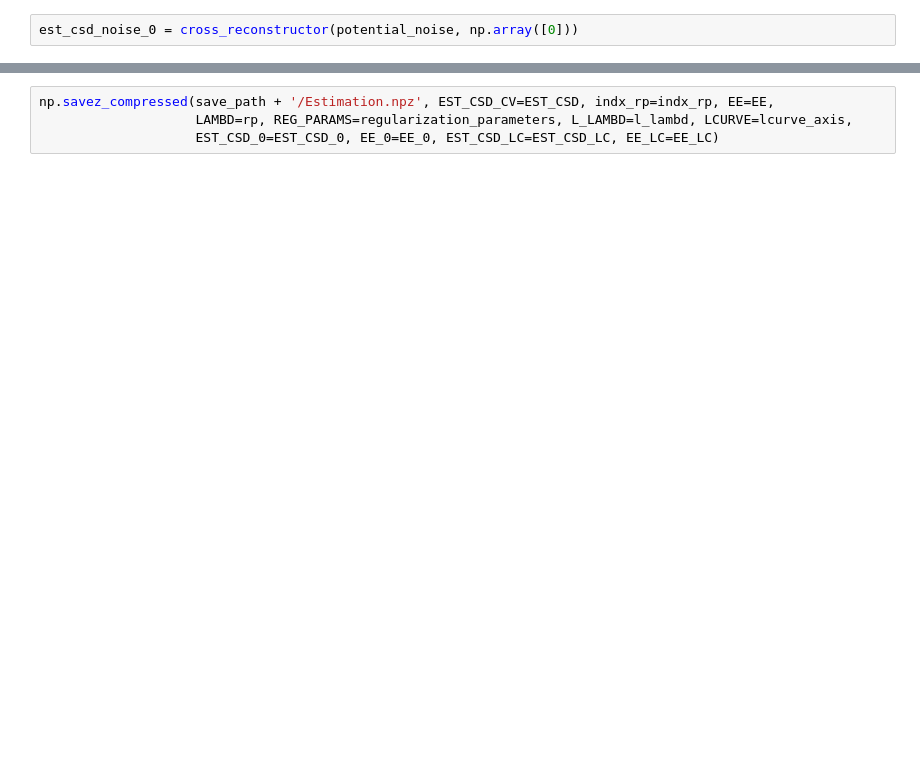
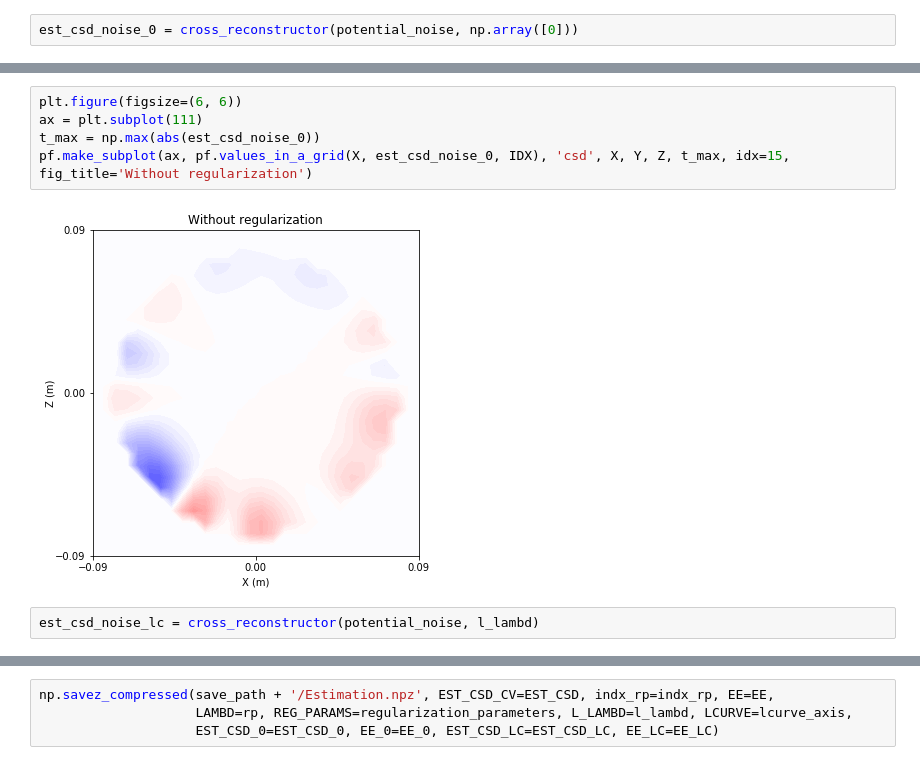
Before and after one commit to Neuroinflab/kESI, a Jupyter notebook: extras/validation/reconstruction_with_cv.ipynb, the cells around one changed output, grey strips where cells are left out. Saved outputs shown, nothing was run; the diff lists cells and outputs as text; blank space fills up the shorter version.

```diff
--- a/extras/validation/reconstruction_with_cv.ipynb
+++ b/extras/validation/reconstruction_with_cv.ipynb
@@ -453,0 +485,9 @@ plt.plot(est_csd_noise)
+# %%
+plt.figure(figsize=(6, 6))
+ax = plt.subplot(111)
+t_max = np.max(abs(est_csd_noise_0))
+pf.make_subplot(ax, pf.values_in_a_grid(X, est_csd_noise_0, IDX), 'csd', X, Y, Z, t_max, idx=15, fig_title='Without regularization')
+# %% [output]
+[figure, added]
+# %%
+est_csd_noise_lc = cross_reconstructor(potential_noise, l_lambd)
```
Also changed, not shown: parts of 38 cells of this notebook, 3 other files.
